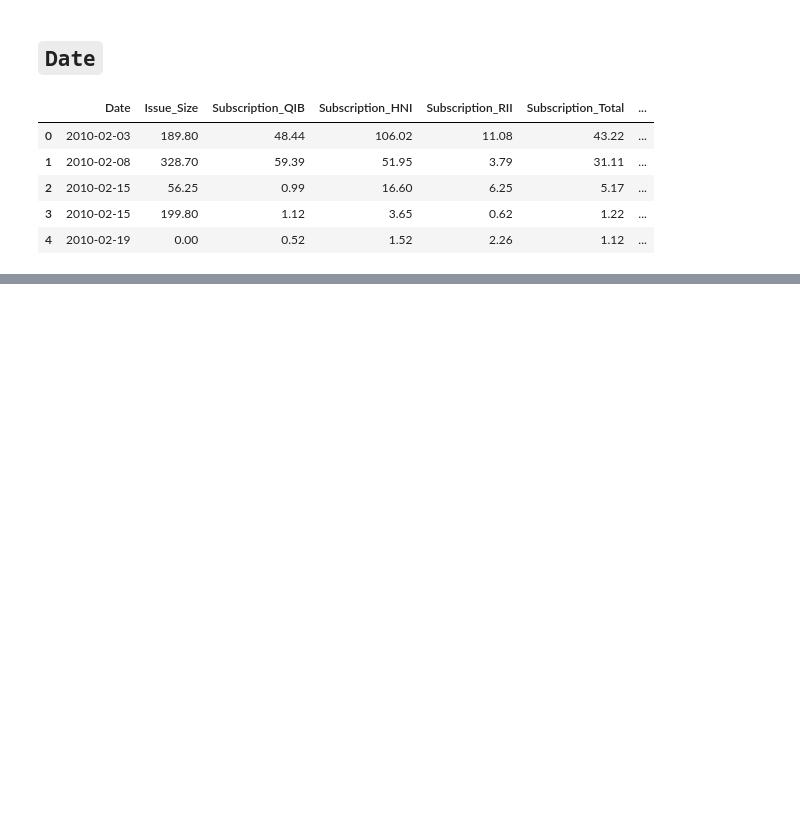
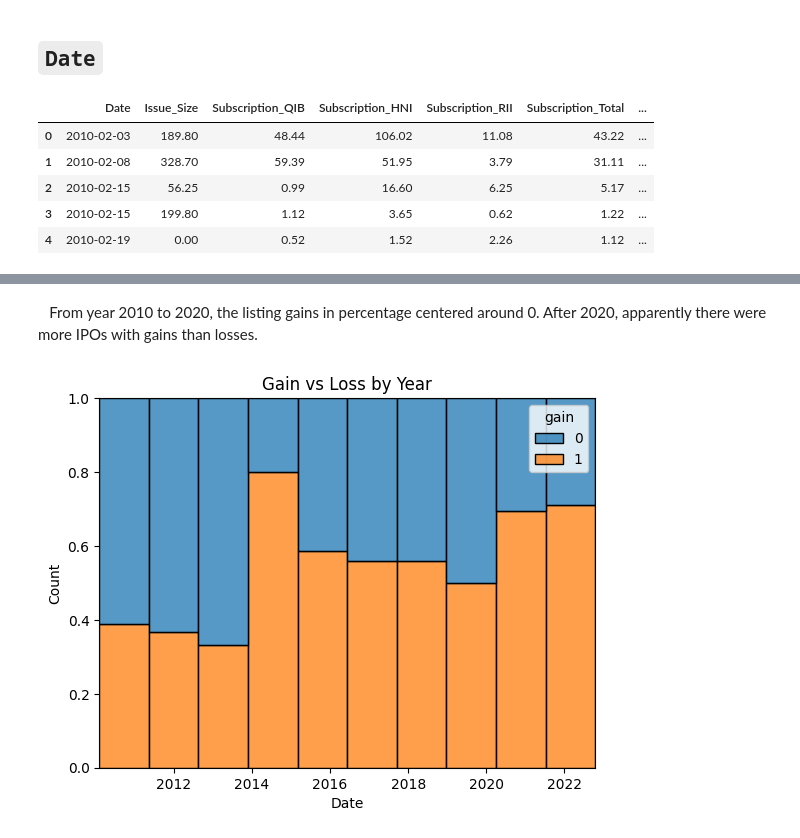
Before and after one commit to moscmh/indian_ipo_market, a Jupyter notebook: ipo.ipynb, the cells around one changed output, grey strips where cells are left out. Saved outputs shown, nothing was run; the diff lists cells and outputs as text; code cells hidden in the pictures; blank space fills up the shorter version.

```diff
--- a/ipo.ipynb
+++ b/ipo.ipynb
@@ -98,0 +133,7 @@ df.head()
+# %% [markdown]
+&emsp;From year 2010 to 2020, the listing gains in percentage centered around 0. After 2020, apparently there were more IPOs with gains than losses.
+# %%
+sns.histplot(df, x='Date', hue='gain', multiple='fill').set(title='Gain vs Loss by Year')
+plt.show()
+# %% [output]
+[figure, added]
```
Also changed, not shown: parts of 21 cells of this notebook.
